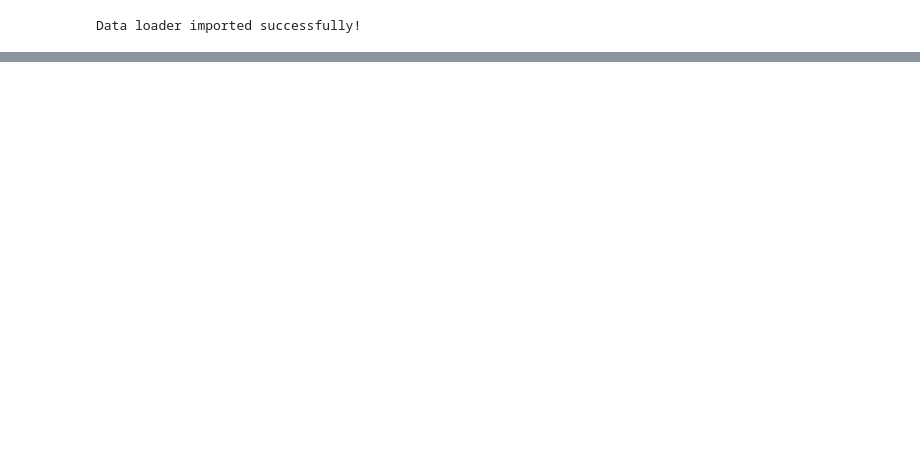
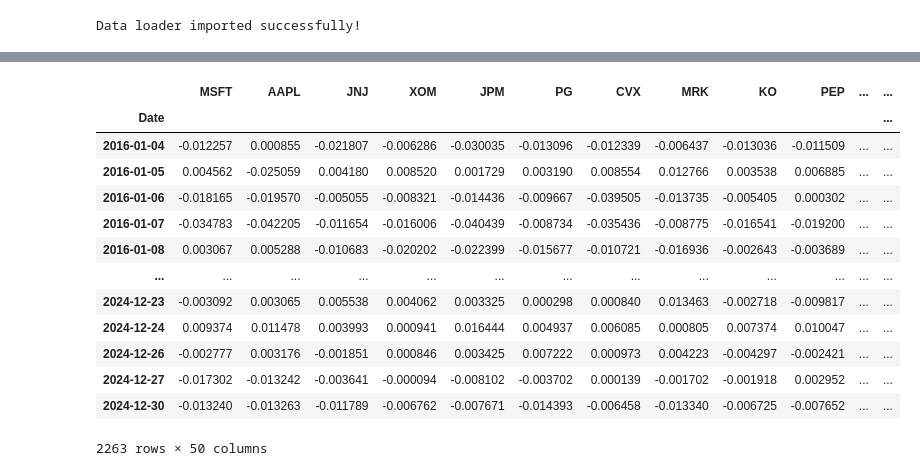
Before and after one commit to jinsaaang/ccpo, a Jupyter notebook: cp.ipynb, the cells around one changed output, grey strips where cells are left out. Cells and saved outputs as stored; diff of their text form; code cells hidden in the pictures; blank space fills up the shorter version.

```diff
--- a/cp.ipynb
+++ b/cp.ipynb
@@ -15,3 +33,5 @@ Data loader imported successfully!
+# %%
+df = df.pct_change()
 # %%
 data_loader = TimeSeriesDataLoader()
 train_loader, val_loader, test_loader, dates, scaler = data_loader.create_dataloaders(
@@ -92,0 +144,17 @@ ValueError: window shape cannot be larger than input array shape
+# %%
+df[df.index >'2015-12-31']
+# %% [output]
+|  | MSFT | AAPL | JNJ | XOM | JPM | PG | CVX | MRK | KO | PEP | ... | ... |
+| Date |  |  |  |  |  |  |  |  |  |  |  | ... |
+| 2016-01-04 | -0.012257 | 0.000855 | -0.021807 | -0.006286 | -0.030035 | -0.013096 | -0.012339 | -0.006437 | -0.013036 | -0.011509 | ... | ... |
+| 2016-01-05 | 0.004562 | -0.025059 | 0.004180 | 0.008520 | 0.001729 | 0.003190 | 0.008554 | 0.012766 | 0.003538 | 0.006885 | ... | ... |
+| 2016-01-06 | -0.018165 | -0.019570 | -0.005055 | -0.008321 | -0.014436 | -0.009667 | -0.039505 | -0.013735 | -0.005405 | 0.000302 | ... | ... |
+| 2016-01-07 | -0.034783 | -0.042205 | -0.011654 | -0.016006 | -0.040439 | -0.008734 | -0.035436 | -0.008775 | -0.016541 | -0.019200 | ... | ... |
+| 2016-01-08 | 0.003067 | 0.005288 | -0.010683 | -0.020202 | -0.022399 | -0.015677 | -0.010721 | -0.016936 | -0.002643 | -0.003689 | ... | ... |
+| ... | ... | ... | ... | ... | ... | ... | ... | ... | ... | ... | ... | ... |
+| 2024-12-23 | -0.003092 | 0.003065 | 0.005538 | 0.004062 | 0.003325 | 0.000298 | 0.000840 | 0.013463 | -0.002718 | -0.009817 | ... | ... |
+| 2024-12-24 | 0.009374 | 0.011478 | 0.003993 | 0.000941 | 0.016444 | 0.004937 | 0.006085 | 0.000805 | 0.007374 | 0.010047 | ... | ... |
+| 2024-12-26 | -0.002777 | 0.003176 | -0.001851 | 0.000846 | 0.003425 | 0.007222 | 0.000973 | 0.004223 | -0.004297 | -0.002421 | ... | ... |
+| 2024-12-27 | -0.017302 | -0.013242 | -0.003641 | -0.000094 | -0.008102 | -0.003702 | 0.000139 | -0.001702 | -0.001918 | 0.002952 | ... | ... |
+| 2024-12-30 | -0.013240 | -0.013263 | -0.011789 | -0.006762 | -0.007671 | -0.014393 | -0.006458 | -0.013340 | -0.006725 | -0.007652 | ... | ... |
+2263 rows × 50 columns
```
Also changed, not shown: parts of 7 cells of this notebook, 23 other files.
